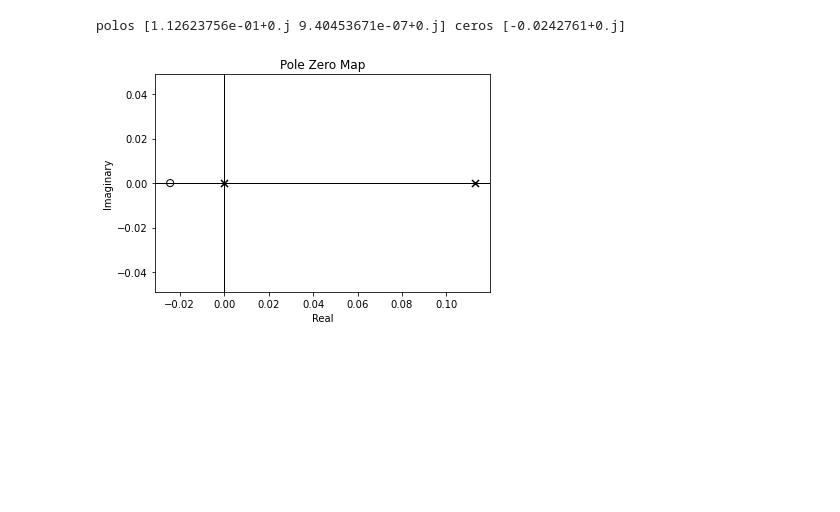
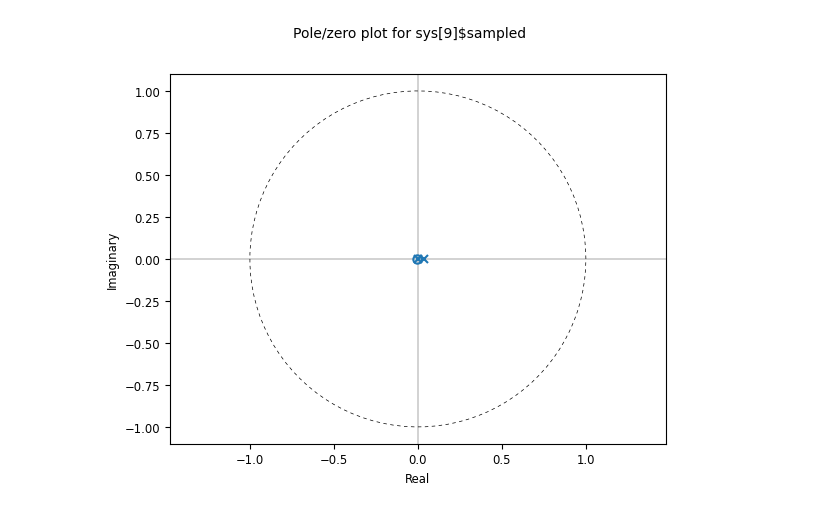
Before and after one commit to monzonlucasfabricio/mse-control-digital, a Jupyter notebook: practica/practica_1_2024.ipynb, the cells around one changed output. Saved outputs shown, nothing was run; the diff lists cells and outputs as text; code cells hidden in the pictures; blank space fills up the shorter version.

Commit message:
Add python files used on the analisis. Add images used on the pdf

```diff
--- a/practica/practica_1_2024.ipynb
+++ b/practica/practica_1_2024.ipynb
@@ -6,6 +7,6 @@ from control import *
 # %%
 r1 = 10E3
-r2 = 33E3
+r2 = 15E3
 c1 = 1E-6
 c2 = 1E-6
 # %%
@@ -34,10 +73,12 @@ h_sz = tf2ss(hz)
 # %%
 # 4) Evaluar la distribucion de polos y ceros de las plantas continuas y discretas, tambien su respuesta en frecuencia
 # Polos y ceros en tiempo discreto
-polosz, cerosz = pzmap(hz)
-print("polos",polosz,"ceros",cerosz)
+# polosz, cerosz = pzmap(hz)
+# print("polos",polosz,"ceros",cerosz)
+
+polosz, cerosz = pzmap(hz)[0]
+# print(type(ret))
 # %% [output]
-polos [1.12623756e-01+0.j 9.40453671e-07+0.j] ceros [-0.0242761+0.j]
-[figure, old version]
+[figure, new version]
 # %%
 # Polos y ceros en el tiempo continuo
```
Also changed, not shown: parts of 8 cells of this notebook, 16 other files.
